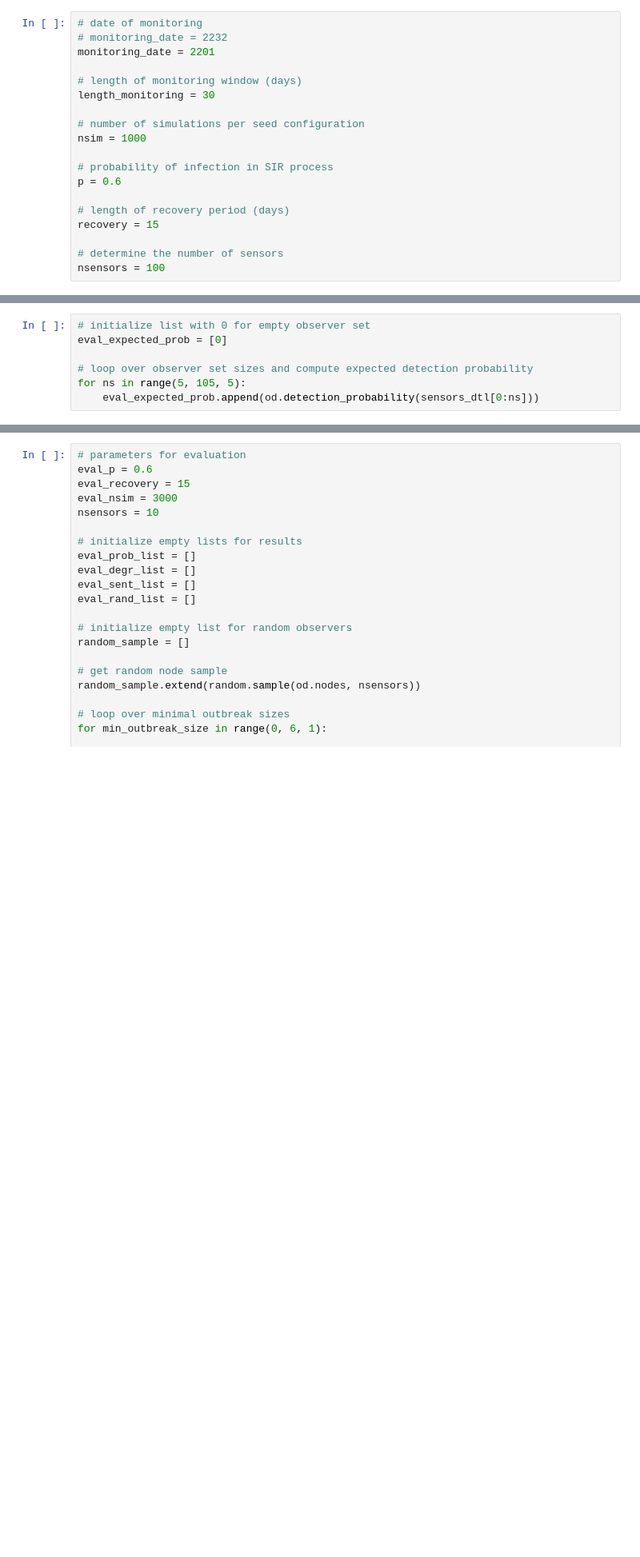
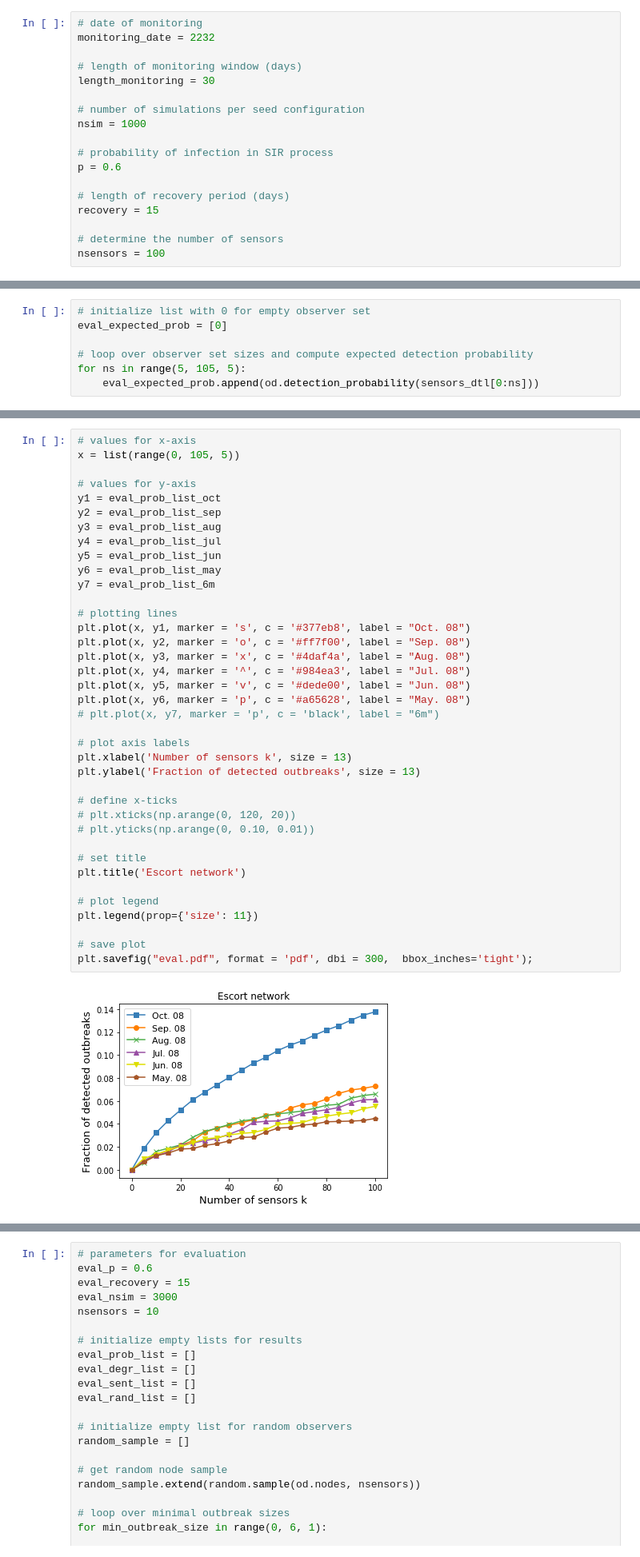
Before and after one commit to martinSter/Outbreak-Detection, a Jupyter notebook: outbreakDetection.ipynb, the cells around one changed output, grey strips where cells are left out. Shown at 80% size. Saved outputs shown, nothing was run; the diff lists cells and outputs as text; blank space fills up the shorter version.

```diff
--- a/outbreakDetection.ipynb
+++ b/outbreakDetection.ipynb
@@ -504,7 +527,6 @@ class OutbreakDetection(OutbreakDetection):
 # %%
 # date of monitoring
-# monitoring_date = 2232
-monitoring_date = 2201
+monitoring_date = 2232
 
 # length of monitoring window (days)
 length_monitoring = 30
@@ -799,0 +918,40 @@ plt.savefig("eval.pdf", format = 'pdf', dbi = 300,  bbox_inches='tight');
+# %%
+# values for x-axis
+x = list(range(0, 105, 5))
+
+# values for y-axis
+y1 = eval_prob_list_oct
+y2 = eval_prob_list_sep
+y3 = eval_prob_list_aug
+y4 = eval_prob_list_jul
+y5 = eval_prob_list_jun
+y6 = eval_prob_list_may
+y7 = eval_prob_list_6m
+
+# plotting lines
+plt.plot(x, y1, marker = 's', c = '#377eb8', label = "Oct. 08")
+plt.plot(x, y2, marker = 'o', c = '#ff7f00', label = "Sep. 08")
+plt.plot(x, y3, marker = 'x', c = '#4daf4a', label = "Aug. 08")
+plt.plot(x, y4, marker = '^', c = '#984ea3', label = "Jul. 08")
+plt.plot(x, y5, marker = 'v', c = '#dede00', label = "Jun. 08")
+plt.plot(x, y6, marker = 'p', c = '#a65628', label = "May. 08")
+# plt.plot(x, y7, marker = 'p', c = 'black', label = "6m")
+
+# plot axis labels
+plt.xlabel('Number of sensors k', size = 13)
+plt.ylabel('Fraction of detected outbreaks', size = 13)
+
+# define x-ticks
+# plt.xticks(np.arange(0, 120, 20))
+# plt.yticks(np.arange(0, 0.10, 0.01))
+
+# set title
+plt.title('Escort network')
+
+# plot legend
+plt.legend(prop={'size': 11})
+
+# save plot
+plt.savefig("eval.pdf", format = 'pdf', dbi = 300,  bbox_inches='tight');
+# %% [output]
+[figure, added]
```
Also changed, not shown: parts of 99 cells of this notebook, 44 other files.
